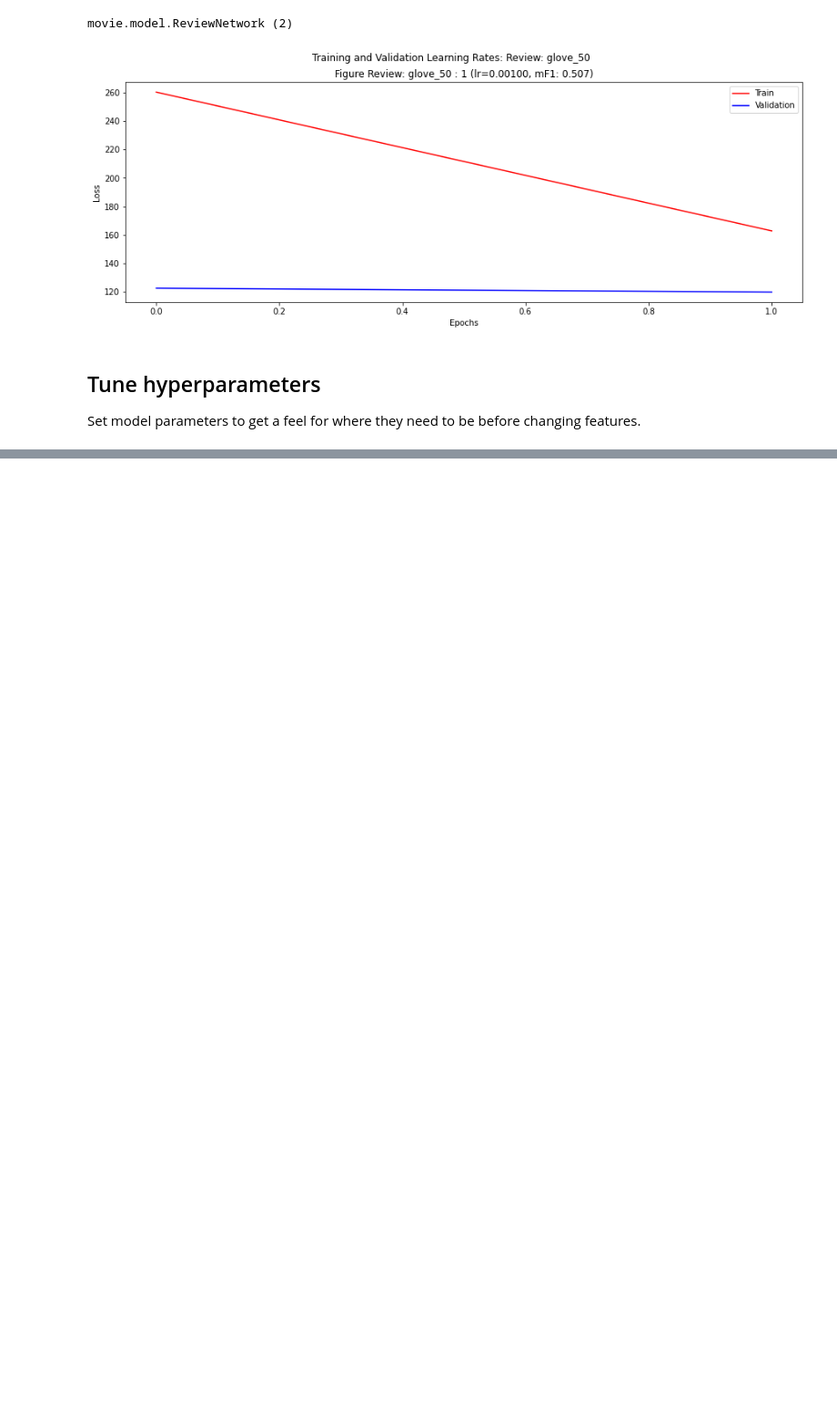
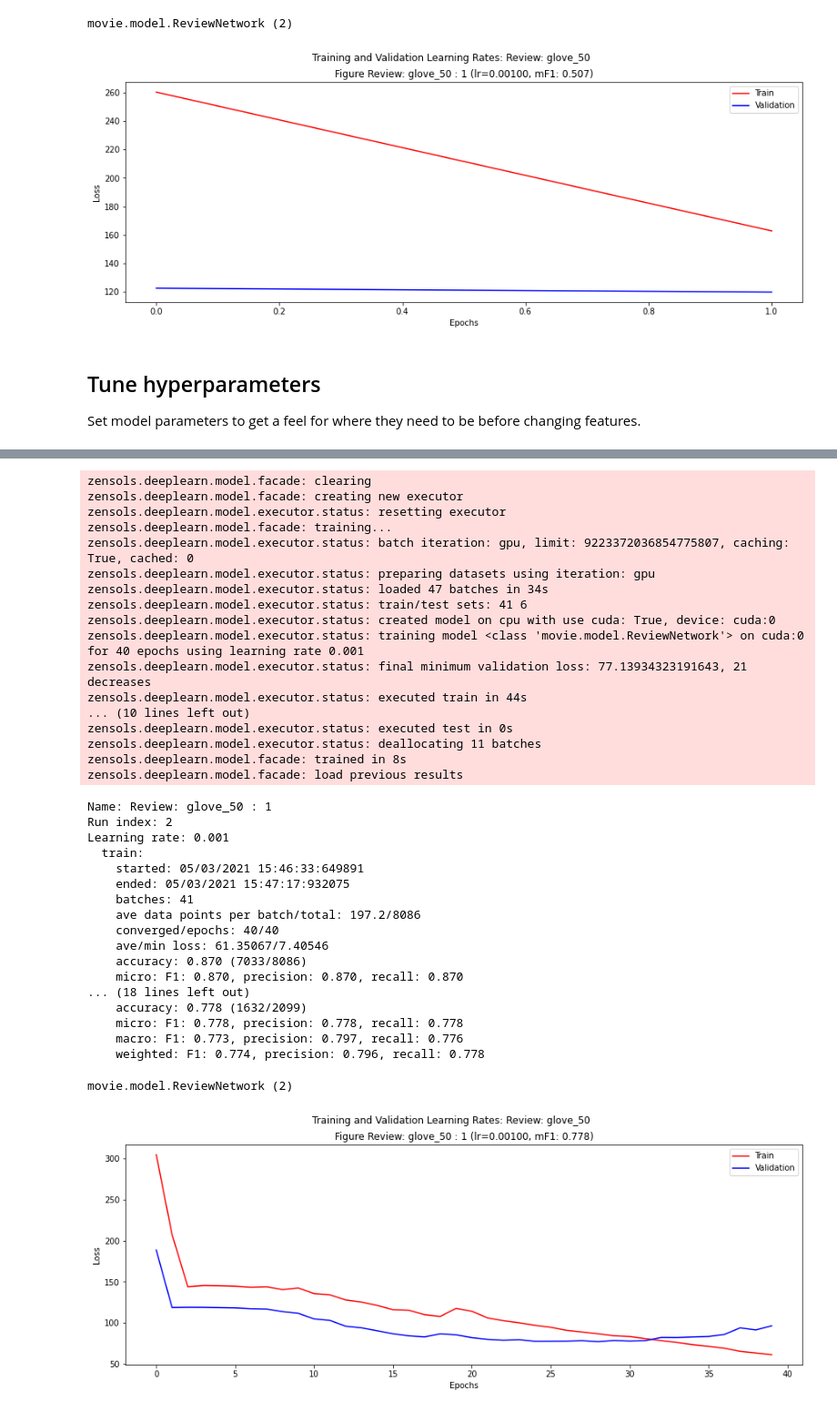
Before and after one commit to plandes/deepnlp, a Jupyter notebook: example/movie/notebook/movie.ipynb, the cells around one changed output, grey strips where cells are left out. Shown at 91% size. Saved outputs shown, nothing was run; the diff lists cells and outputs as text; code cells hidden in the pictures; blank space fills up the shorter version.

```diff
--- a/example/movie/notebook/movie.ipynb
+++ b/example/movie/notebook/movie.ipynb
@@ -313,0 +356,44 @@ movie.model.ReviewNetwork (2)
+# %%
+facade.embedding = 'transformer_embedding'
+facade.language_attributes = {'dep_expander'}
+facade.train()
+facade.test()
+facade.write_result()
+facade.plot_result()
+# %% [output]
+zensols.deeplearn.model.facade: clearing
+zensols.deeplearn.model.facade: creating new executor
+zensols.deeplearn.model.executor.status: resetting executor
+zensols.deeplearn.model.facade: training...
+zensols.deeplearn.model.executor.status: batch iteration: gpu, limit: 9223372036854775807, caching: True, cached: 0
+zensols.deeplearn.model.executor.status: preparing datasets using iteration: gpu
+zensols.deeplearn.model.executor.status: loaded 47 batches in 34s
+zensols.deeplearn.model.executor.status: train/test sets: 41 6
+zensols.deeplearn.model.executor.status: created model on cpu with use cuda: True, device: cuda:0
+zensols.deeplearn.model.executor.status: training model <class 'movie.model.ReviewNetwork'> on cuda:0 for 40 epochs using learning rate 0.001
+zensols.deeplearn.model.executor.status: final minimum validation loss: 77.13934323191643, 21 decreases
+zensols.deeplearn.model.executor.status: executed train in 44s
+... (10 lines left out)
+zensols.deeplearn.model.executor.status: executed test in 0s
+zensols.deeplearn.model.executor.status: deallocating 11 batches
+zensols.deeplearn.model.facade: trained in 8s
+zensols.deeplearn.model.facade: load previous results
+Name: Review: glove_50 : 1
+Run index: 2
+Learning rate: 0.001
+  train:
+    started: 05/03/2021 15:46:33:649891
+    ended: 05/03/2021 15:47:17:932075
+    batches: 41
+    ave data points per batch/total: 197.2/8086
+    converged/epochs: 40/40
+    ave/min loss: 61.35067/7.40546
+    accuracy: 0.870 (7033/8086)
+    micro: F1: 0.870, precision: 0.870, recall: 0.870
+... (18 lines left out)
+    accuracy: 0.778 (1632/2099)
+    micro: F1: 0.778, precision: 0.778, recall: 0.778
+    macro: F1: 0.773, precision: 0.797, recall: 0.776
+    weighted: F1: 0.774, precision: 0.796, recall: 0.778
+movie.model.ReviewNetwork (2)
+[figure, added]
```
Also changed, not shown: parts of 8 cells of this notebook, 14 other files.
